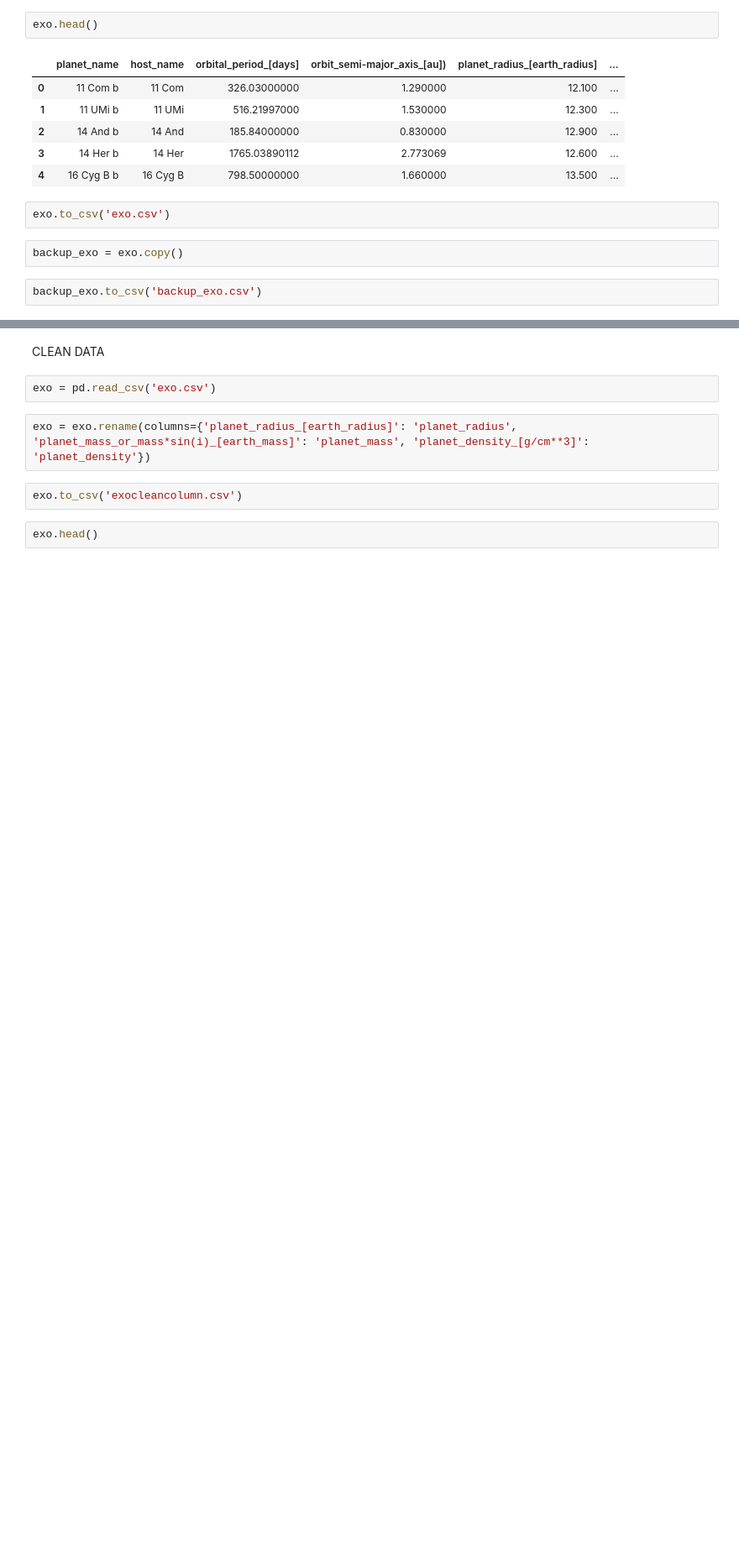
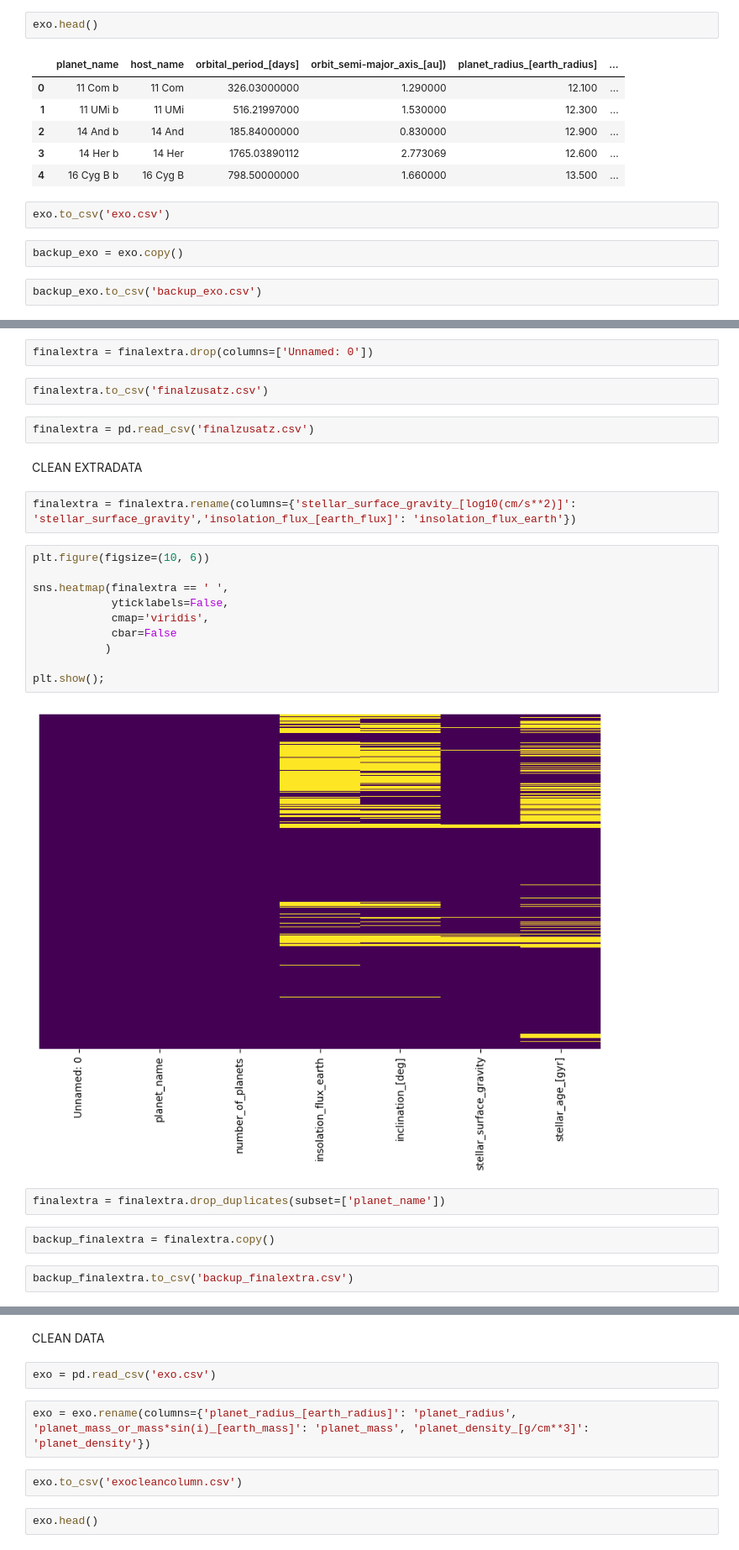
Before and after one commit to aminmadrileno/Exoplanet-project, a Jupyter notebook: extraction.ipynb, the cells around one changed output, grey strips where cells are left out. Shown at 84% size. Cells and saved outputs as stored; diff of their text form; blank space fills up the shorter version.

```diff
--- a/extraction.ipynb
+++ b/extraction.ipynb
@@ -261,0 +313,28 @@ backup_exo.to_csv('backup_exo.csv')
+# %%
+finalextra = finalextra.drop(columns=['Unnamed: 0'])
+# %%
+finalextra.to_csv('finalzusatz.csv')
+# %%
+finalextra = pd.read_csv('finalzusatz.csv')
+# %% [markdown]
+CLEAN EXTRADATA
+# %%
+finalextra = finalextra.rename(columns={'stellar_surface_gravity_[log10(cm/s**2)]': 'stellar_surface_gravity','insolation_flux_[earth_flux]': 'insolation_flux_earth'})
+# %%
+plt.figure(figsize=(10, 6))
+
+sns.heatmap(finalextra == ' ',
+            yticklabels=False,
+            cmap='viridis',
+            cbar=False
+           )
+
+plt.show();
+# %% [output]
+[figure, added]
+# %%
+finalextra = finalextra.drop_duplicates(subset=['planet_name'])
+# %%
+backup_finalextra = finalextra.copy()
+# %%
+backup_finalextra.to_csv('backup_finalextra.csv')
```
Also changed, not shown: parts of 57 cells of this notebook, 1 other file.
